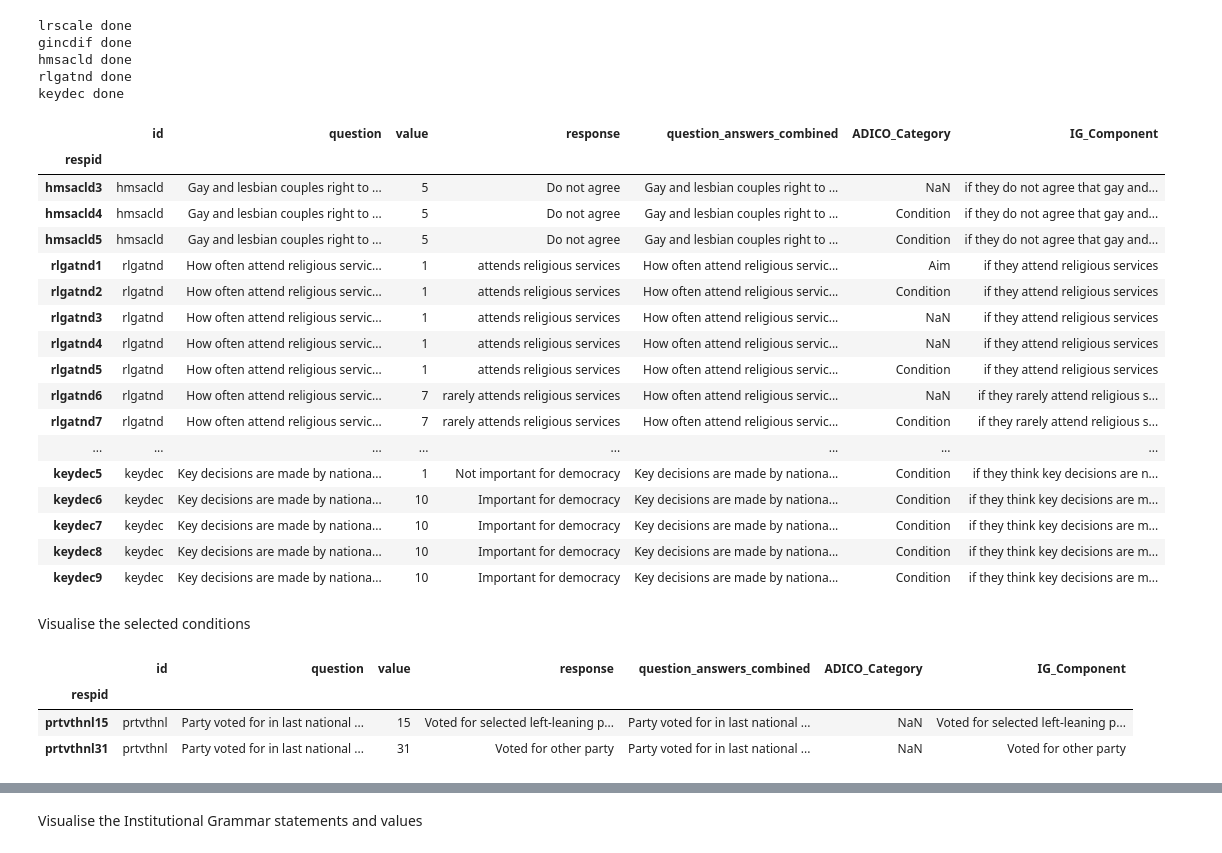
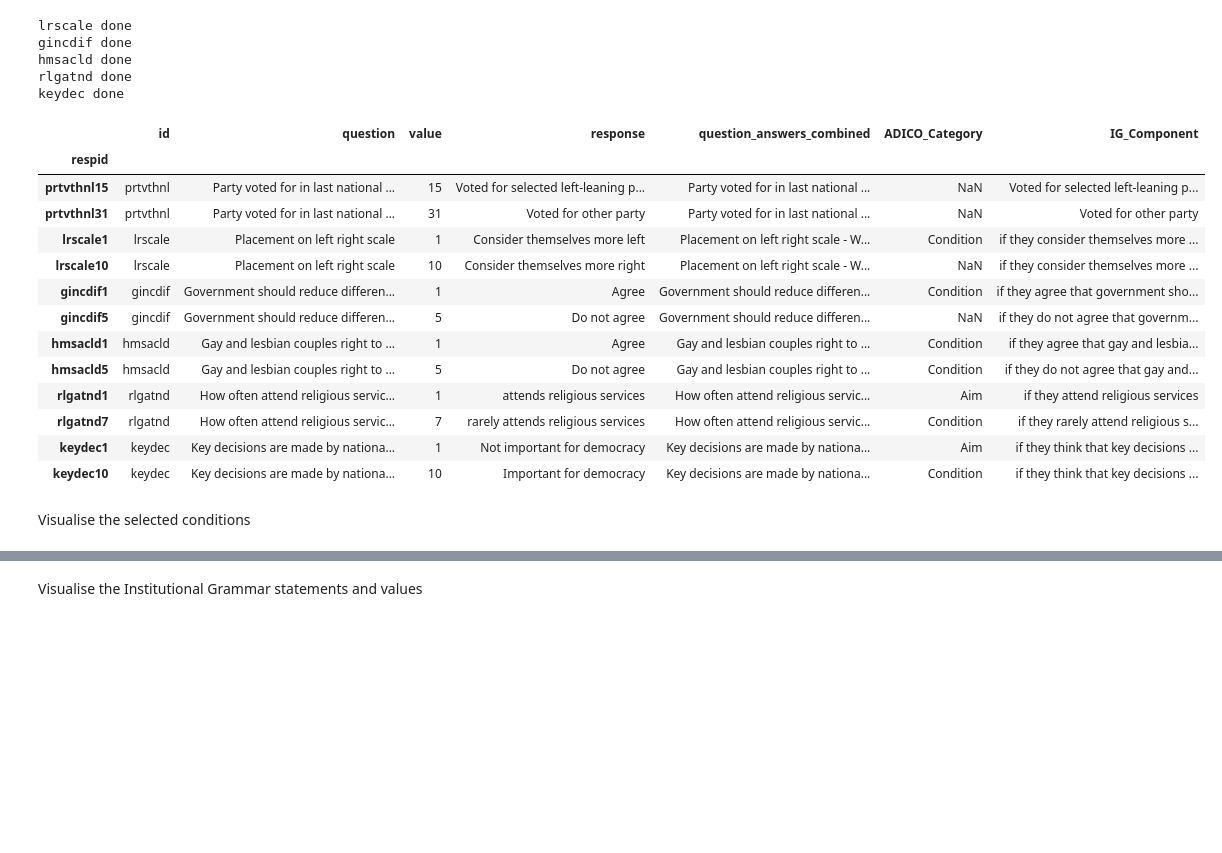
Before and after one commit to GeorgeGitHubbins/MScThesis-Extracting-InformalRules-from-Surveys, a Jupyter notebook: ReadESS.ipynb, the cells around one changed output, grey strips where cells are left out. Saved outputs shown, nothing was run; the diff lists cells and outputs as text; code cells hidden in the pictures; blank space fills up the shorter version.

```diff
--- a/ReadESS.ipynb
+++ b/ReadESS.ipynb
@@ -1088,40 +1018,25 @@ gincdif done
 hmsacld done
 rlgatnd done
 keydec done
-# %%
-converted_overview = adjusted_overview[adjusted_overview['IG_Component'] != ""]
-converted_overview.iloc[20:40]
-# %% [output]
-|  | id | question | value | response | question_answers_combined | ADICO_Category | IG_Component |
-| respid |  |  |  |  |  |  |  |
-| hmsacld3 | hmsacld | Gay and lesbian couples right to ... | 5 | Do not agree | Gay and lesbian couples right to ... | NaN | if they do not agree that gay and... |
-| hmsacld4 | hmsacld | Gay and lesbian couples right to ... | 5 | Do not agree | Gay and lesbian couples right to ... | Condition | if they do not agree that gay and... |
-| hmsacld5 | hmsacld | Gay and lesbian couples right to ... | 5 | Do not agree | Gay and lesbian couples right to ... | Condition | if they do not agree that gay and... |
-| rlgatnd1 | rlgatnd | How often attend religious servic... | 1 | attends religious services | How often attend religious servic... | Aim | if they attend religious services |
-| rlgatnd2 | rlgatnd | How often attend religious servic... | 1 | attends religious services | How often attend religious servic... | Condition | if they attend religious services |
-| rlgatnd3 | rlgatnd | How often attend religious servic... | 1 | attends religious services | How often attend religious servic... | NaN | if they attend religious services |
-| rlgatnd4 | rlgatnd | How often attend religious servic... | 1 | attends religious services | How often attend religious servic... | NaN | if they attend religious services |
-| rlgatnd5 | rlgatnd | How often attend religious servic... | 1 | attends religious services | How often attend religious servic... | Condition | if they attend religious services |
-| rlgatnd6 | rlgatnd | How often attend religious servic... | 7 | rarely attends religious services | How often attend religious servic... | NaN | if they rarely attend religious s... |
-| rlgatnd7 | rlgatnd | How often attend religious servic... | 7 | rarely attends religious services | How often attend religious servic... | Condition | if they rarely attend religious s... |
-| ... | ... | ... | ... | ... | ... | ... | ... |
-| keydec5 | keydec | Key decisions are made by nationa... | 1 | Not important for democracy | Key decisions are made by nationa... | Condition | if they think key decisions are n... |
-| keydec6 | keydec | Key decisions are made by nationa... | 10 | Important for democracy | Key decisions are made by nationa... | Condition | if they think key decisions are m... |
-| keydec7 | keydec | Key decisions are made by nationa... | 10 | Important for democracy | Key decisions are made by nationa... | Condition | if they think key decisions are m... |
-| keydec8 | keydec | Key decisions are made by nationa... | 10 | Important for democracy | Key decisions are made by nationa... | Condition | if they think key decisions are m... |
-| keydec9 | keydec | Key decisions are made by nationa... | 10 | Important for democracy | Key decisions are made by nationa... | Condition | if they think key decisions are m... |
+# %%
+adjusted_overview[adjusted_overview['IG_Component'] != ""]
+# %% [output]
+|  | id | question | value | response | question_answers_combined | ADICO_Category | IG_Component |
+| respid |  |  |  |  |  |  |  |
+| prtvthnl15 | prtvthnl | Party voted for in last national ... | 15 | Voted for selected left-leaning p... | Party voted for in last national ... | NaN | Voted for selected left-leaning p... |
+| prtvthnl31 | prtvthnl | Party voted for in last national ... | 31 | Voted for other party | Party voted for in last national ... | NaN | Voted for other party |
+| lrscale1 | lrscale | Placement on left right scale | 1 | Consider themselves more left | Placement on left right scale - W... | Condition | if they consider themselves more ... |
+| lrscale10 | lrscale | Placement on left right scale | 10 | Consider themselves more right | Placement on left right scale - W... | NaN | if they consider themselves more ... |
+| gincdif1 | gincdif | Government should reduce differen... | 1 | Agree | Government should reduce differen... | Condition | if they agree that government sho... |
+| gincdif5 | gincdif | Government should reduce differen... | 5 | Do not agree | Government should reduce differen... | NaN | if they do not agree that governm... |
+| hmsacld1 | hmsacld | Gay and lesbian couples right to ... | 1 | Agree | Gay and lesbian couples right to ... | Condition | if they agree that gay and lesbia... |
+| hmsacld5 | hmsacld | Gay and lesbian couples right to ... | 5 | Do not agree | Gay and lesbian couples right to ... | Condition | if they do not agree that gay and... |
+| rlgatnd1 | rlgatnd | How often attend religious servic... | 1 | attends religious services | How often attend religious servic... | Aim | if they attend religious services |
+| rlgatnd7 | rlgatnd | How often attend religious servic... | 7 | rarely attends religious services | How often attend religious servic... | Condition | if they rarely attend religious s... |
+| keydec1 | keydec | Key decisions are made by nationa... | 1 | Not important for democracy | Key decisions are made by nationa... | Aim | if they think that key decisions ... |
+| keydec10 | keydec | Key decisions are made by nationa... | 10 | Important for democracy | Key decisions are made by nationa... | Condition | if they think that key decisions ... |
 # %% [markdown]
 Visualise the selected conditions
-# %%
-# converted_overview.loc[(converted_overview['id'] == condition) & (converted_overview['value'] == int(val)), "response"]
-# int(val)
-aim
-converted_overview[converted_overview['id'] == aim]
-# %% [output]
-|  | id | question | value | response | question_answers_combined | ADICO_Category | IG_Component |
-| respid |  |  |  |  |  |  |  |
-| prtvthnl15 | prtvthnl | Party voted for in last national ... | 15 | Voted for selected left-leaning p... | Party voted for in last national ... | NaN | Voted for selected left-leaning p... |
-| prtvthnl31 | prtvthnl | Party voted for in last national ... | 31 | Voted for other party | Party voted for in last national ... | NaN | Voted for other party |
 # %%
 # Function that takes a tree and an index value of a tree node that satisfies the conditions to be a statement and generates a row for the statement table
 def makeTreeStatement(tree, satisfactory_index, classes, features, attributeGroup, aim, Aim_description):
```
Also changed, not shown: parts of 21 cells of this notebook, 3 other files.
